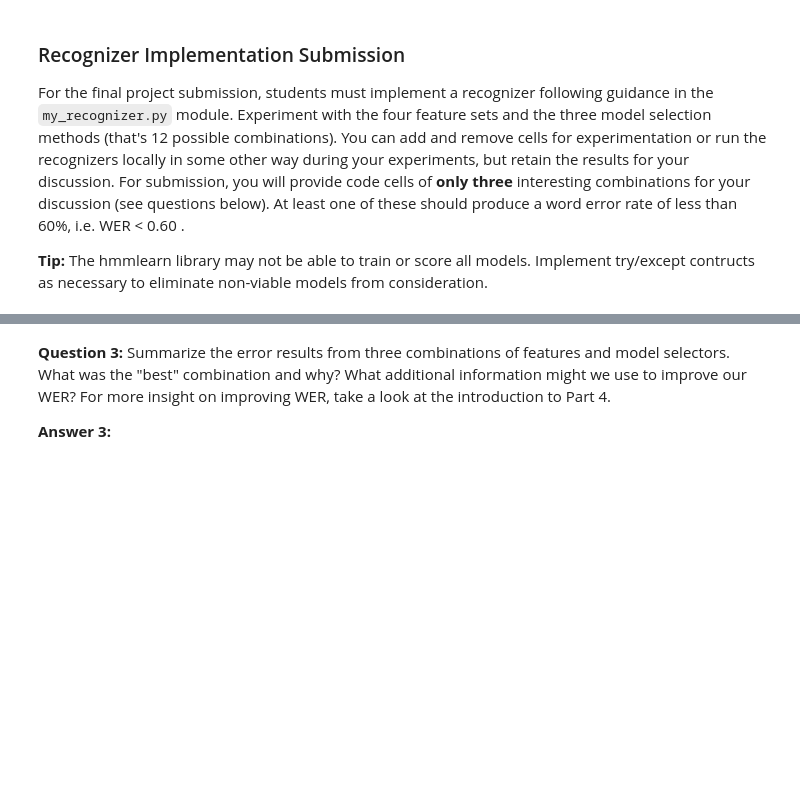
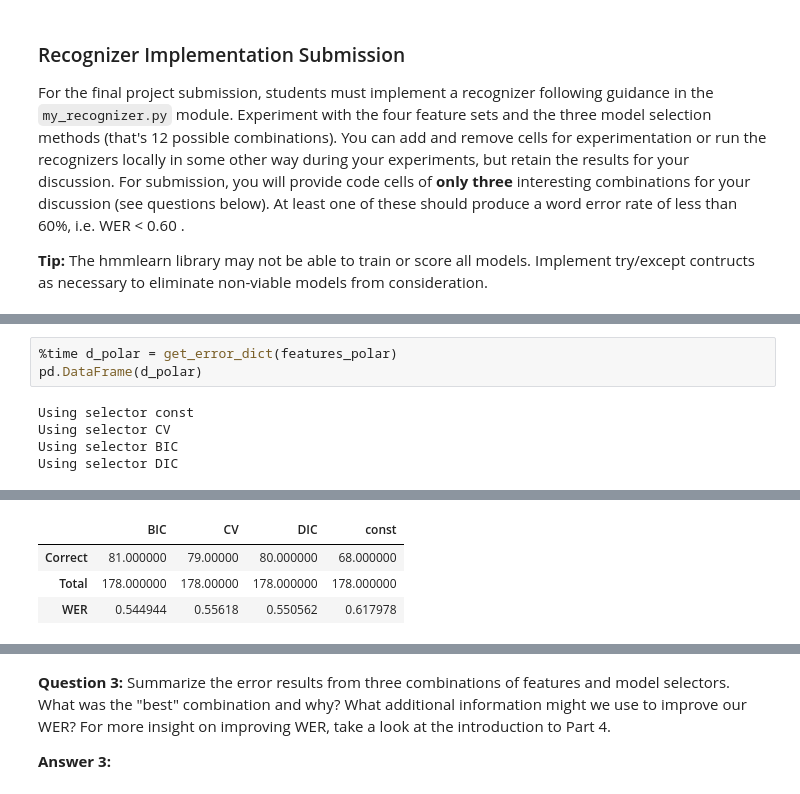
Before and after one commit to Liam-F/SignLgRecognizer, a Jupyter notebook: notebooks/asl_recognizer.ipynb, the cells around one changed output, grey strips where cells are left out. Drawn from its saved outputs; the diff is of its cells as text; blank space fills up the shorter version.

```diff
--- a/notebooks/asl_recognizer.ipynb
+++ b/notebooks/asl_recognizer.ipynb
@@ -651,0 +715,8 @@ show_errors(guesses, test_set)
+# %%
+%time d_polar = get_error_dict(features_polar)
+pd.DataFrame(d_polar)
+# %% [output]
+Using selector const
+Using selector CV
+Using selector BIC
+Using selector DIC
@@ -651,0 +725,4 @@ show_errors(guesses, test_set)
+|  | BIC | CV | DIC | const |
+| Correct | 81.000000 | 79.00000 | 80.000000 | 68.000000 |
+| Total | 178.000000 | 178.00000 | 178.000000 | 178.000000 |
+| WER | 0.544944 | 0.55618 | 0.550562 | 0.617978 |
```
Also changed, not shown: parts of 24 cells of this notebook, 5 other files.
